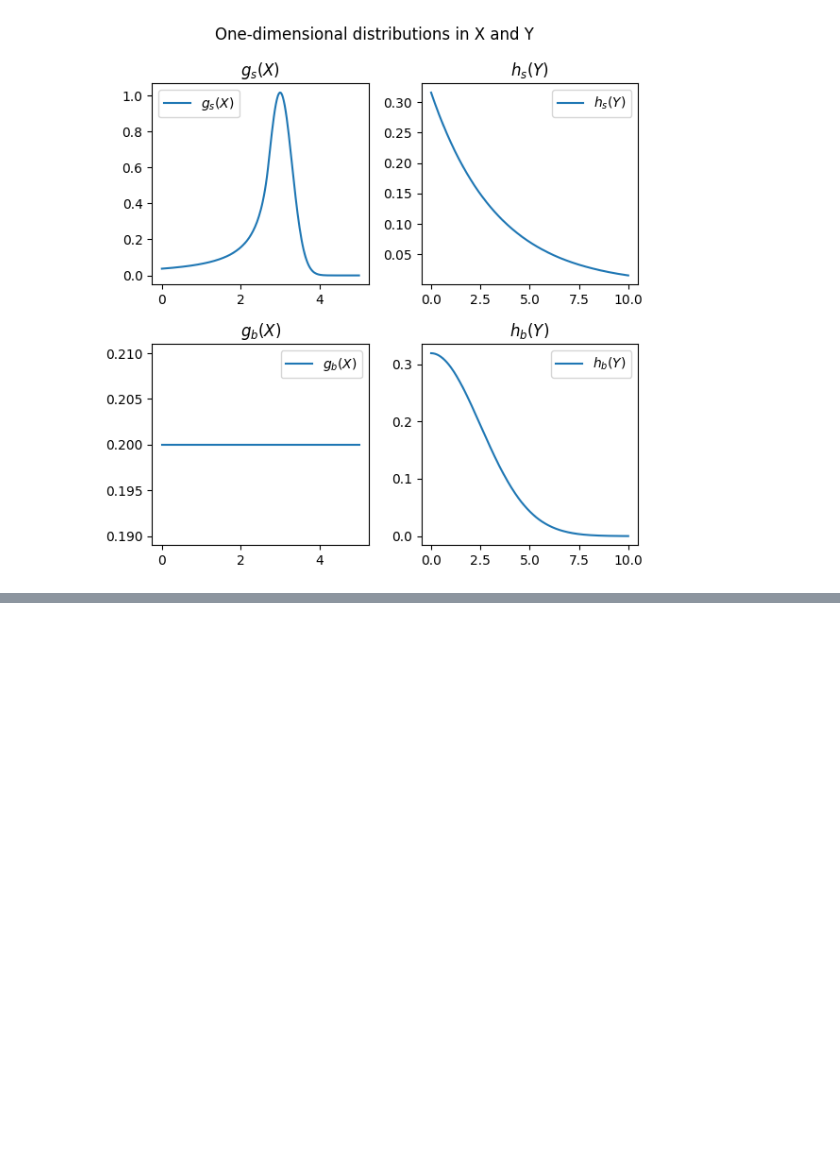
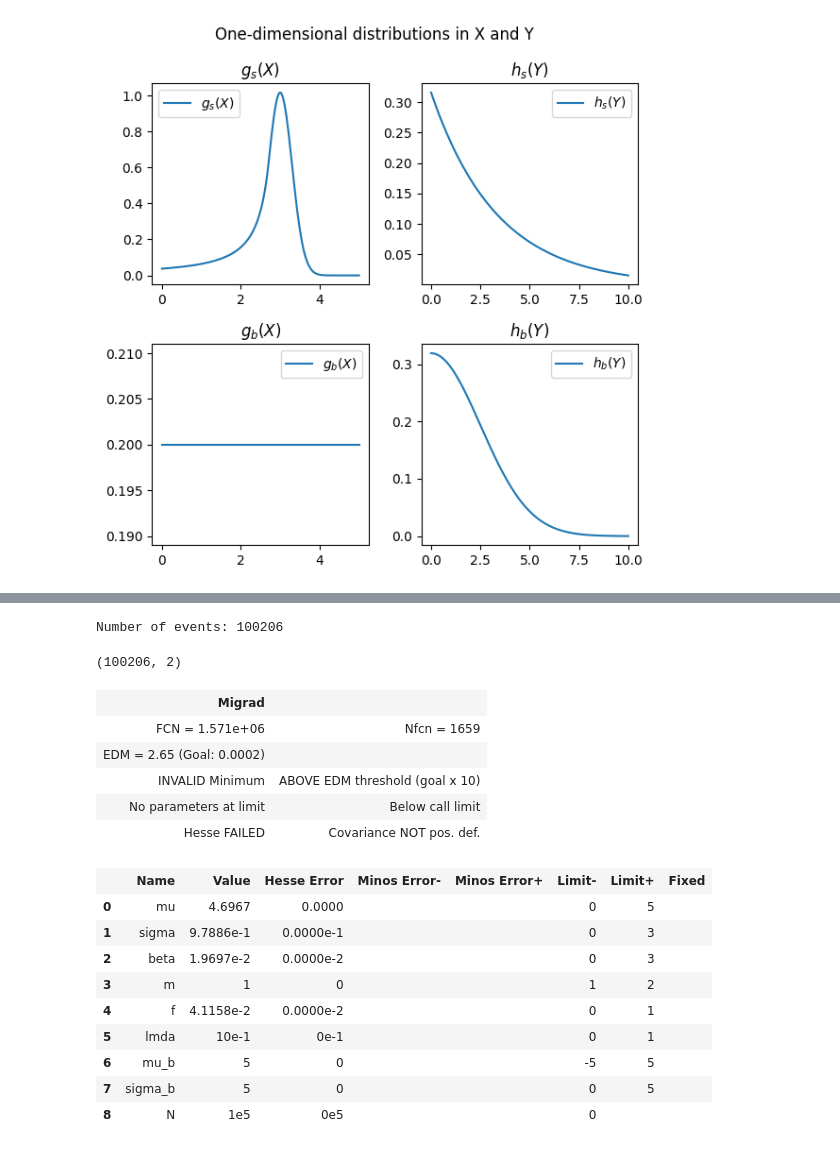
Before and after one commit to john-zhaoyuanzhen/Statistical-Methods-Coursework, a Jupyter notebook: s1.ipynb, the cells around one changed output, grey strips where cells are left out. Saved outputs shown, nothing was run; the diff lists cells and outputs as text; code cells hidden in the pictures; blank space fills up the shorter version.

```diff
--- a/b_and_c.ipynb
+++ b/s1.ipynb
@@ -126,0 +108,61 @@ plt.show()
+# %%
+np.random.seed(1217)
+
+num_events = 100000
+N = np.random.poisson(num_events)
+
+print("Number of events:", N)
+
+x_values = np.random.uniform(0, 5, N)
+y_values = np.random.uniform(0, 10, N)
+
+dataset = np.column_stack((x_values, y_values))
+# %% [output]
+Number of events: 100206
+# %%
+dataset.shape
+# %% [output]
+(100206, 2)
+# %%
+def log_pdf(xy, mu, sigma, beta, m, f, lmda, mu_b, sigma_b, N):
+    x, y = xy
+    total_likelihood = f_xy(y, x, mu, sigma, beta, m, f, lmda, mu_b, sigma_b)
+    log_likelihood = np.log(total_likelihood)
+    lnL = log_likelihood.sum()
+    #+ N*np.log(num_events) - num_events
+
+    return -lnL, log_likelihood
+# %%
+nll = ExtendedUnbinnedNLL((dataset[:,0], dataset[:,1]), log_pdf, log=True)
+
+mi = Minuit(nll, mu=3, sigma=0.3, beta=1, m=1.4, f=0.6, lmda=0.3, mu_b=0, sigma_b=2.5, N=100000)
+
+mi.limits["mu"]=(0, 5)
+mi.limits["sigma"]=(0, 3)
+mi.limits["beta"]=(0, 3)
+mi.limits["m"]=(1, 2)
+mi.limits["f"]=(0, 1)
+mi.limits["lmda"]=(0, 1)
+mi.limits["mu_b"]=(-5,5)
+mi.limits["sigma_b"]=(0,5)
+mi.limits["N"]=(0, None)
+
+mi.migrad()
+mi.hesse()
+# %% [output]
+| Migrad |  |
+| FCN = 1.571e+06 | Nfcn = 1659 |
+| EDM = 2.65 (Goal: 0.0002) |  |
+| INVALID Minimum | ABOVE EDM threshold (goal x 10) |
+| No parameters at limit | Below call limit |
+| Hesse FAILED | Covariance NOT pos. def. |
+|  | Name | Value | Hesse Error | Minos Error- | Minos Error+ | Limit- | Limit+ | Fixed |
+| 0 | mu | 4.6967 | 0.0000 |  |  | 0 | 5 |  |
+| 1 | sigma | 9.7886e-1 | 0.0000e-1 |  |  | 0 | 3 |  |
+| 2 | beta | 1.9697e-2 | 0.0000e-2 |  |  | 0 | 3 |  |
+| 3 | m | 1 | 0 |  |  | 1 | 2 |  |
+| 4 | f | 4.1158e-2 | 0.0000e-2 |  |  | 0 | 1 |  |
+| 5 | lmda | 10e-1 | 0e-1 |  |  | 0 | 1 |  |
+| 6 | mu_b | 5 | 0 |  |  | -5 | 5 |  |
+| 7 | sigma_b | 5 | 0 |  |  | 0 | 5 |  |
+| 8 | N | 1e5 | 0e5 |  |  | 0 |  |  |
```
Also changed, not shown: parts of 13 cells of this notebook, 1 other file.
